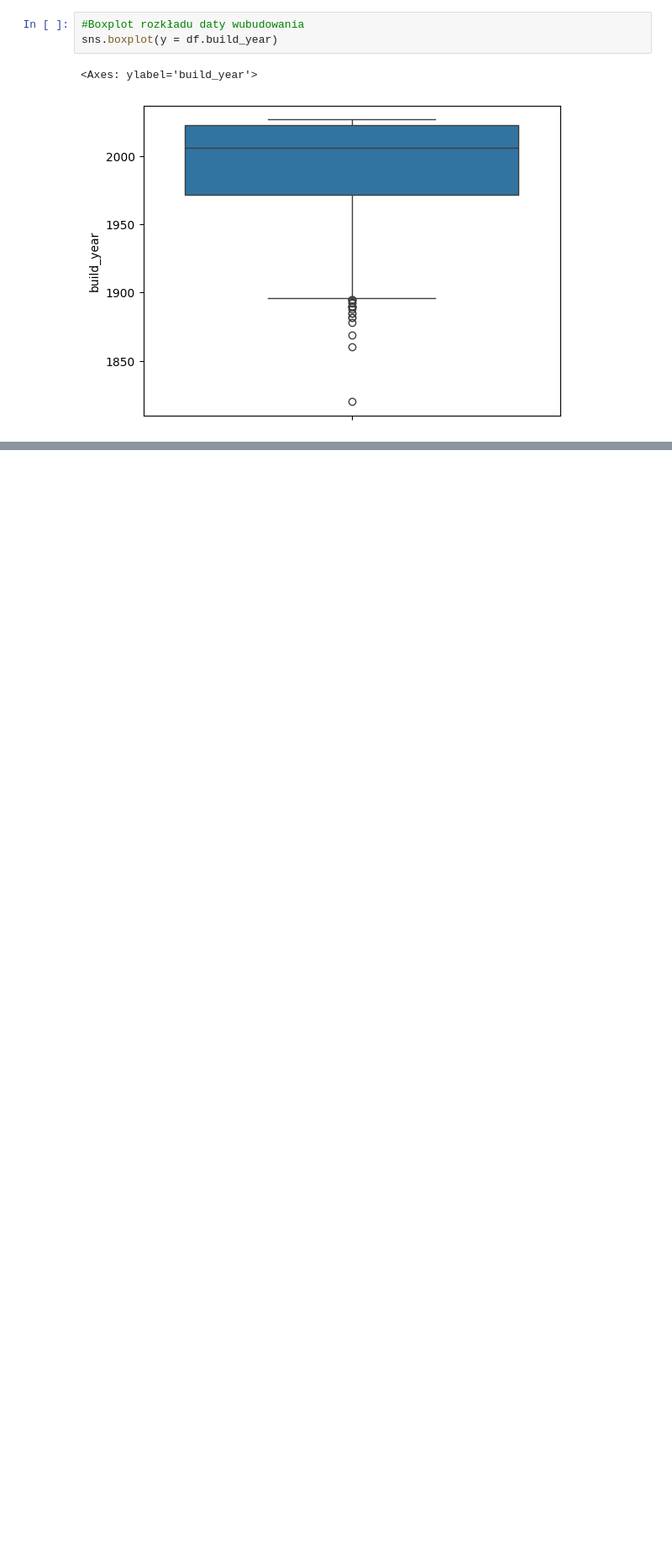
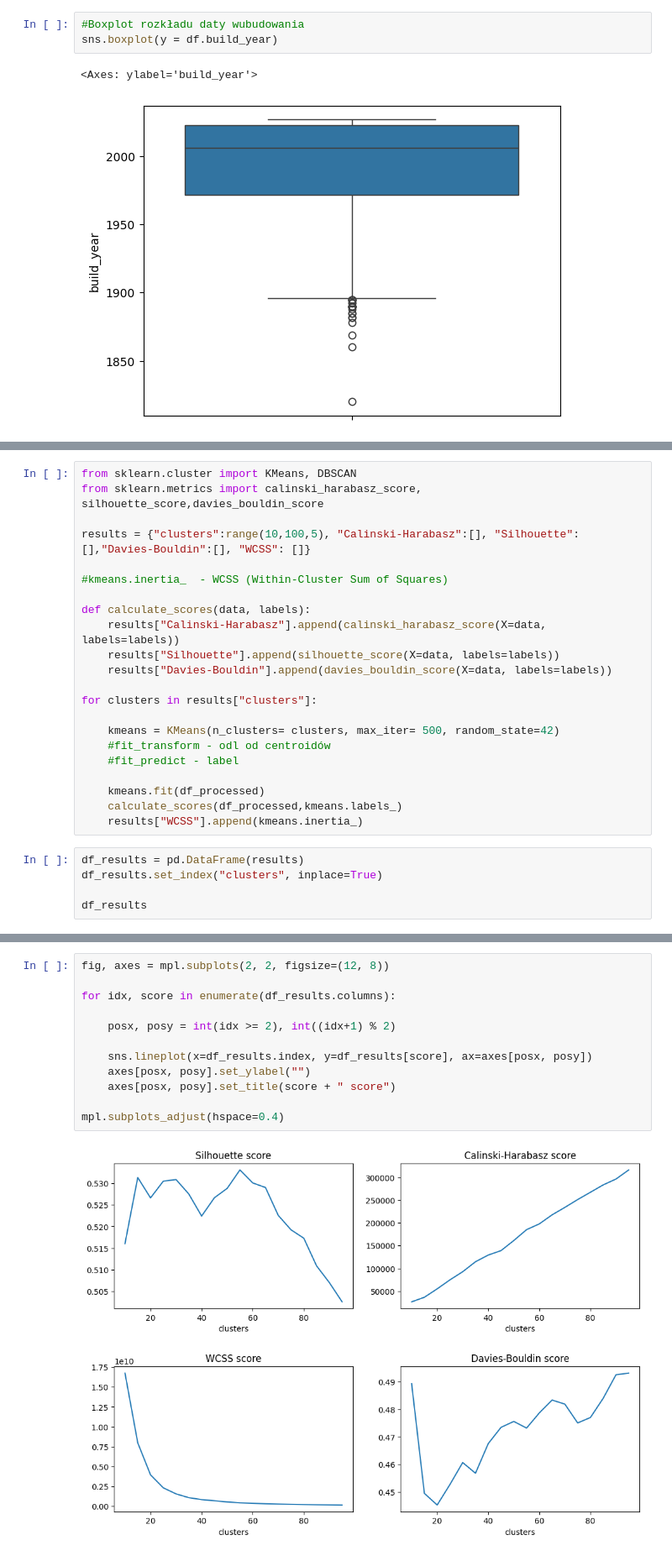
Before and after one commit to ThePhaseless/ProjectMAD, a Jupyter notebook: data_analysis.ipynb, the cells around one changed output, grey strips where cells are left out. Shown at 84% size. Drawn from its saved outputs; the diff is of its cells as text; blank space fills up the shorter version.

Commit message:
Added simple clustering model

```diff
--- a/data_analysis.ipynb
+++ b/data_analysis.ipynb
@@ -136,0 +162,27 @@ sns.boxplot(y = df.build_year)
+# %%
+from sklearn.cluster import KMeans, DBSCAN
+from sklearn.metrics import calinski_harabasz_score, silhouette_score,davies_bouldin_score
+
+results = {"clusters":range(10,100,5), "Calinski-Harabasz":[], "Silhouette":[],"Davies-Bouldin":[], "WCSS": []}
+
+#kmeans.inertia_  - WCSS (Within-Cluster Sum of Squares)
+
+def calculate_scores(data, labels):
+    results["Calinski-Harabasz"].append(calinski_harabasz_score(X=data, labels=labels))
+    results["Silhouette"].append(silhouette_score(X=data, labels=labels))
+    results["Davies-Bouldin"].append(davies_bouldin_score(X=data, labels=labels))
+
+for clusters in results["clusters"]:
+
+    kmeans = KMeans(n_clusters= clusters, max_iter= 500, random_state=42)
+    #fit_transform - odl od centroidów
+    #fit_predict - label
+
+    kmeans.fit(df_processed)
+    calculate_scores(df_processed,kmeans.labels_)
+    results["WCSS"].append(kmeans.inertia_)
+# %%
+df_results = pd.DataFrame(results)
+df_results.set_index("clusters", inplace=True)
+
+df_results
@@ -136,0 +208,14 @@ sns.boxplot(y = df.build_year)
+# %%
+fig, axes = mpl.subplots(2, 2, figsize=(12, 8))
+
+for idx, score in enumerate(df_results.columns):
+
+    posx, posy = int(idx >= 2), int((idx+1) % 2)
+
+    sns.lineplot(x=df_results.index, y=df_results[score], ax=axes[posx, posy])
+    axes[posx, posy].set_ylabel("")
+    axes[posx, posy].set_title(score + " score")
+
+mpl.subplots_adjust(hspace=0.4)
+# %% [output]
+[figure, added]
```
Also changed, not shown: parts of 3 cells of this notebook.
